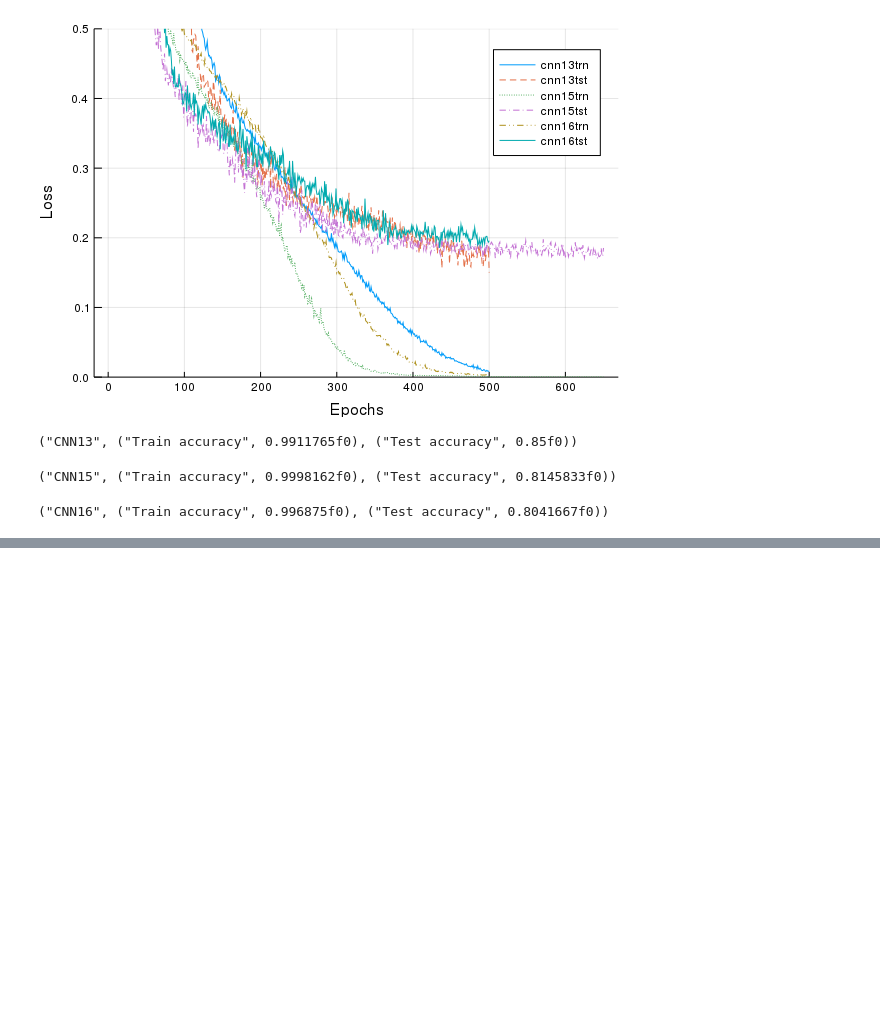
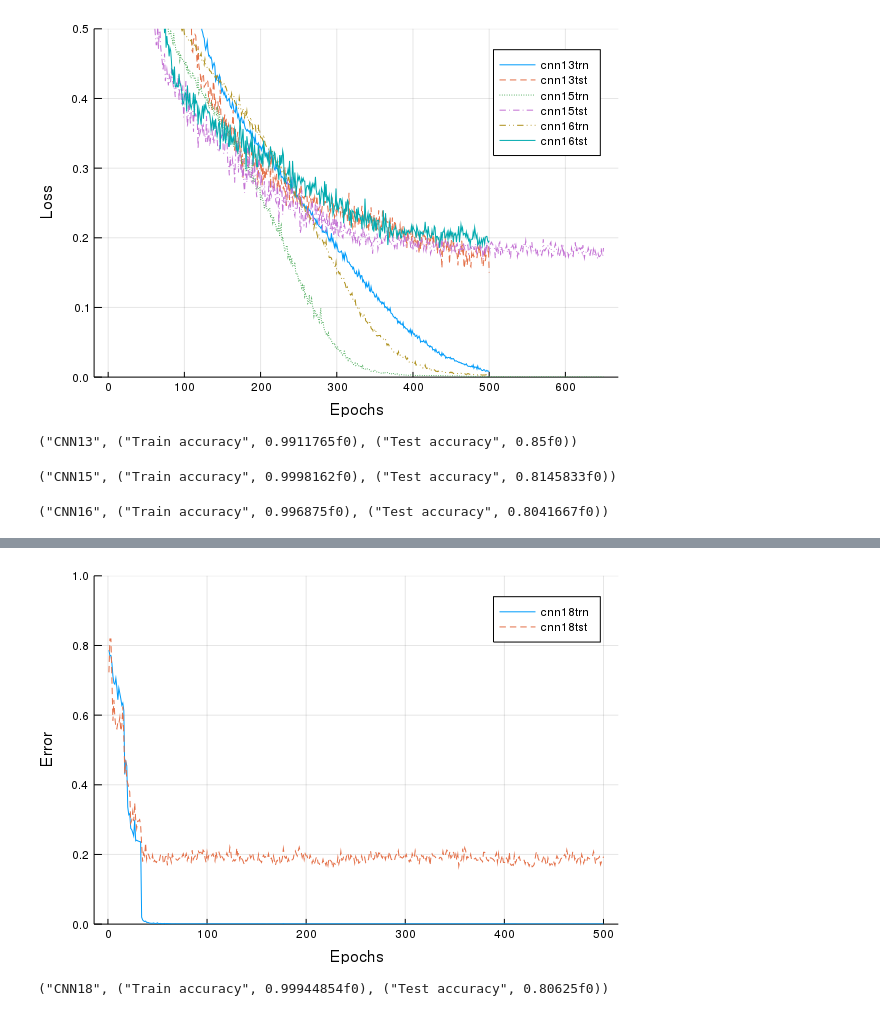
Before and after one commit to alabrashJr/DCNN-Julia, a Jupyter notebook: DCNN-lastModel .ipynb, the cells around one changed output, grey strips where cells are left out. Saved outputs shown, nothing was run; the diff lists cells and outputs as text; code cells hidden in the pictures; blank space fills up the shorter version.

```diff
--- a/DCNN-lastModel .ipynb
+++ b/DCNN-lastModel .ipynb
@@ -95,0 +132,9 @@ plot([cnn13[3,:],cnn13[4,:],cnn15[3,:],cnn15[4,:],cnn16[3,:],cnn16[4,:]],ylim=(0
+# %%
+plot([cnn18[3,:],cnn18[4,:]],ylim=(0.0,1),
+    labels=[:cnn18trn :cnn18tst],xlabel="Epochs",ylabel="Error")
+# %% [output]
+[figure, added]
+# %%
+"CNN18", ("Train accuracy",(1-cnn18[3,:][end])),("Test accuracy",1-cnn18[4,:][end])
+# %% [output]
+("CNN18", ("Train accuracy", 0.99944854f0), ("Test accuracy", 0.80625f0))
```
Also changed, not shown: parts of 8 cells of this notebook.
